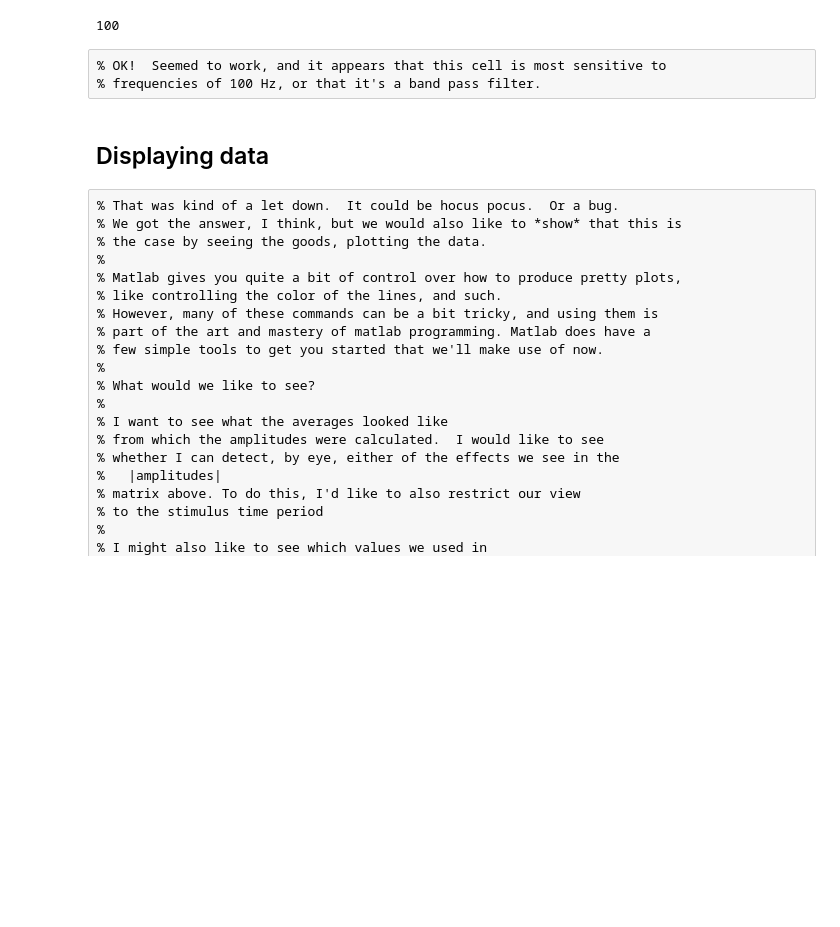
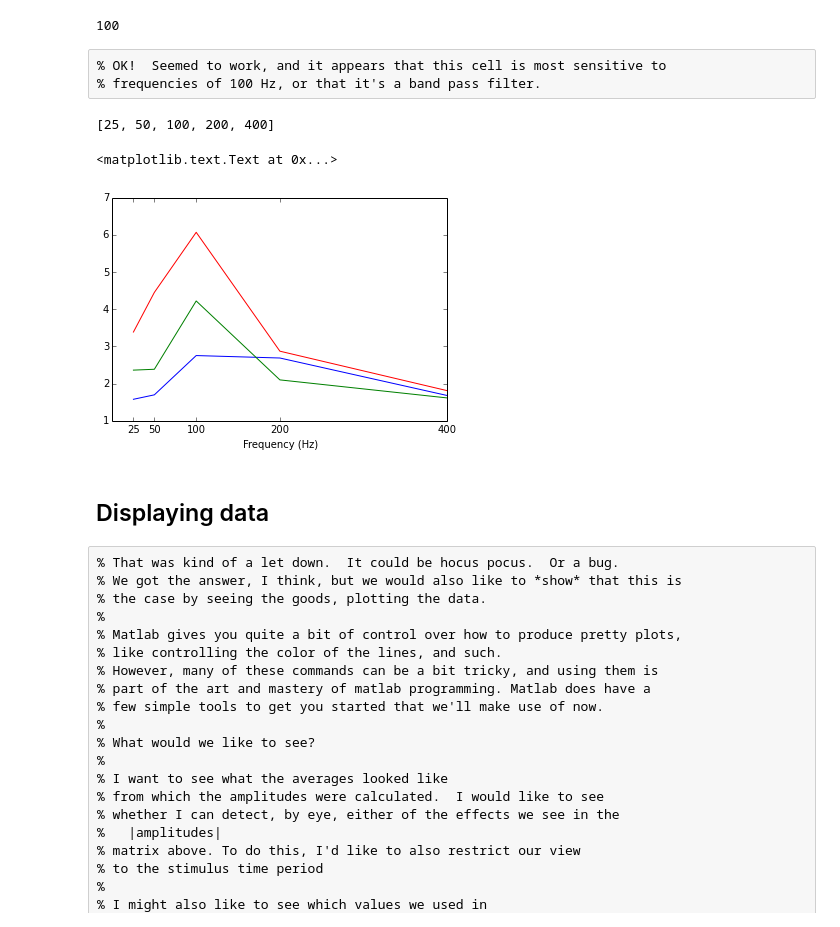
Before and after one commit to jackie623/Modern-Data-Management, a Jupyter notebook: fly/python/CCB4_MATLAB_Analysis_Script.ipynb, the cells around one changed output. Drawn from its saved outputs; the diff is of its cells as text; code cells hidden in the pictures; blank space fills up the shorter version.

Commit message:
Fixed final plot

```diff
--- a/fly/python/CCB4_MATLAB_Analysis_Script.ipynb
+++ b/fly/python/CCB4_MATLAB_Analysis_Script.ipynb
@@ -814,6 +814,20 @@ trial['params'].freqs[2]
 # %% [raw]
 % OK!  Seemed to work, and it appears that this cell is most sensitive to
 % frequencies of 100 Hz, or that it's a band pass filter.
+# %%
+list(trial['params'].freqs)
+# %% [output]
+[25, 50, 100, 200, 400]
+# %%
+fix,ax = plt.subplots()
+freqs = trial['params'].freqs
+ax.plot(freqs, amplitudes)
+ax.set_xticks(freqs)
+ax.set_xticklabels(freqs)
+ax.set_xlabel('Frequency (Hz)')
+# %% [output]
+<matplotlib.text.Text at 0x...>
+[figure, added]
 # %% [markdown]
 ## Displaying data
 # %% [raw]
```
